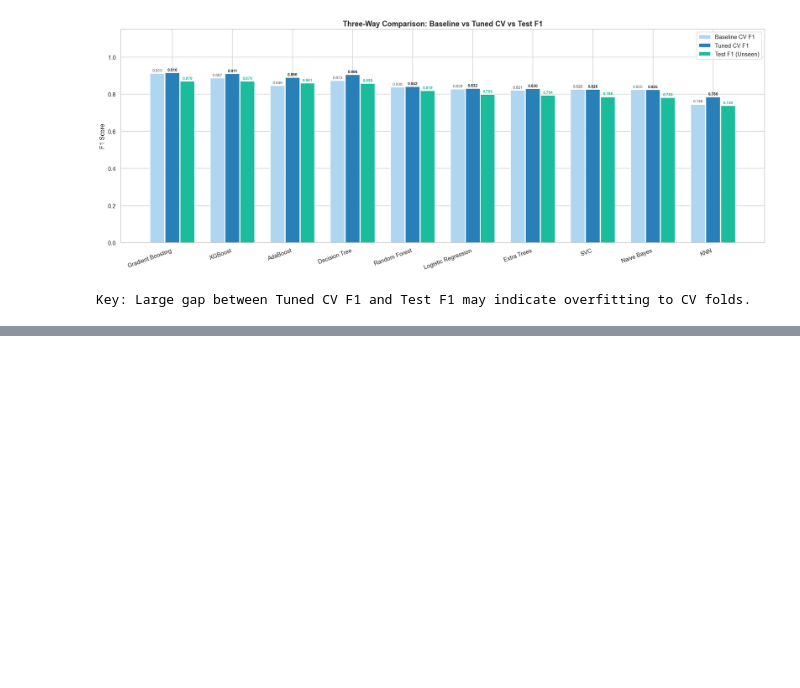
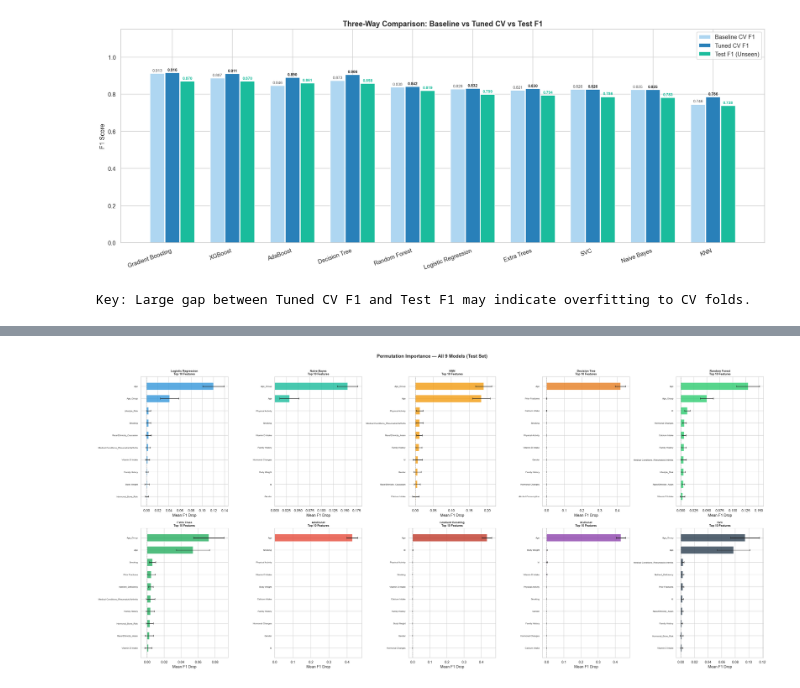
Before and after one commit to afeefanver/Osteoporosis-Risk-Prediction, a Jupyter notebook: final(works)/Model Eval(Oesto V3).ipynb, the cells around one changed output, grey strips where cells are left out. Drawn from its saved outputs; the diff is of its cells as text; code cells hidden in the pictures; blank space fills up the shorter version.

```diff
--- a/final(works)/Model Eval(Oesto V3).ipynb
+++ b/final(works)/Model Eval(Oesto V3).ipynb
@@ -345,0 +348,16 @@ Key: Large gap between Tuned CV F1 and Test F1 may indicate overfitting to CV fo
+# %%
+perm_results = {}
+print('Computing permutation importance for all 9 models (test set)...')
+
+for name, model in models.items():
+    X = get_X(name, X_test_scaled, X_test)
+    perm = permutation_importance(model, X, y_test,
+                                   n_repeats=20, random_state=RANDOM_STATE, scoring='f1')
+    perm_results[name] = pd.DataFrame({
+        'Feature':    feature_names,
+        'Importance': perm.importances_mean,
+        'Std':        perm.importances_std
+    }).sort_values('Importance', ascending=False)
+    print(f'  {name} done.')
+
+print('All permutation importances computed.')
@@ -345,0 +377,24 @@ Key: Large gap between Tuned CV F1 and Test F1 may indicate overfitting to CV fo
+# %%
+fig, axes = plt.subplots(2, 5, figsize=(30, 14))
+axes = axes.flatten()
+
+for i, (name, perm_df) in enumerate(perm_results.items()):
+    top10 = perm_df.head(10).sort_values('Importance')
+    color = MODEL_COLORS.get(name, 'gray')
+    axes[i].barh(top10['Feature'], top10['Importance'],
+                  xerr=top10['Std'], color=color, alpha=0.8,
+                  edgecolor='white', capsize=3, height=0.6)
+    axes[i].axvline(0, color='gray', linewidth=0.8, linestyle='--')
+    axes[i].set_title(f'{name}\nTop 10 Features', fontsize=9, fontweight='bold')
+    axes[i].set_xlabel('Mean F1 Drop')
+    axes[i].tick_params(axis='y', labelsize=7)
+
+for j in range(len(perm_results), len(axes)):
+    axes[j].set_visible(False)
+
+plt.suptitle('Permutation Importance — All 9 Models (Test Set)', fontsize=15, fontweight='bold', y=1.01)
+plt.savefig('plots/12_Permutation.png', bbox_inches='tight')
+plt.tight_layout()
+plt.show()
+# %% [output]
+[figure, added]
```
Also changed, not shown: parts of 7 cells of this notebook.
